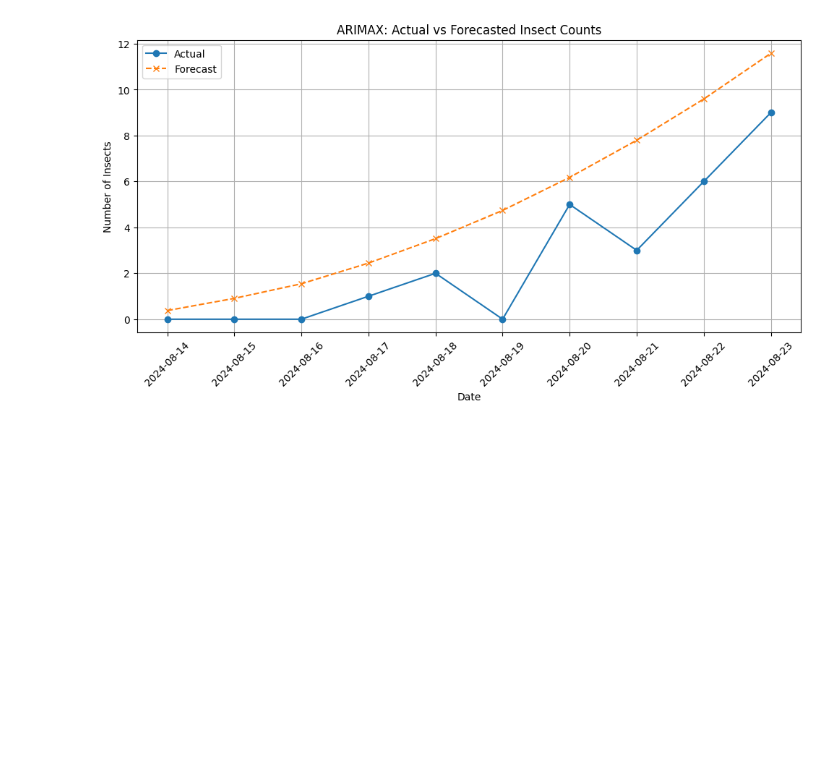
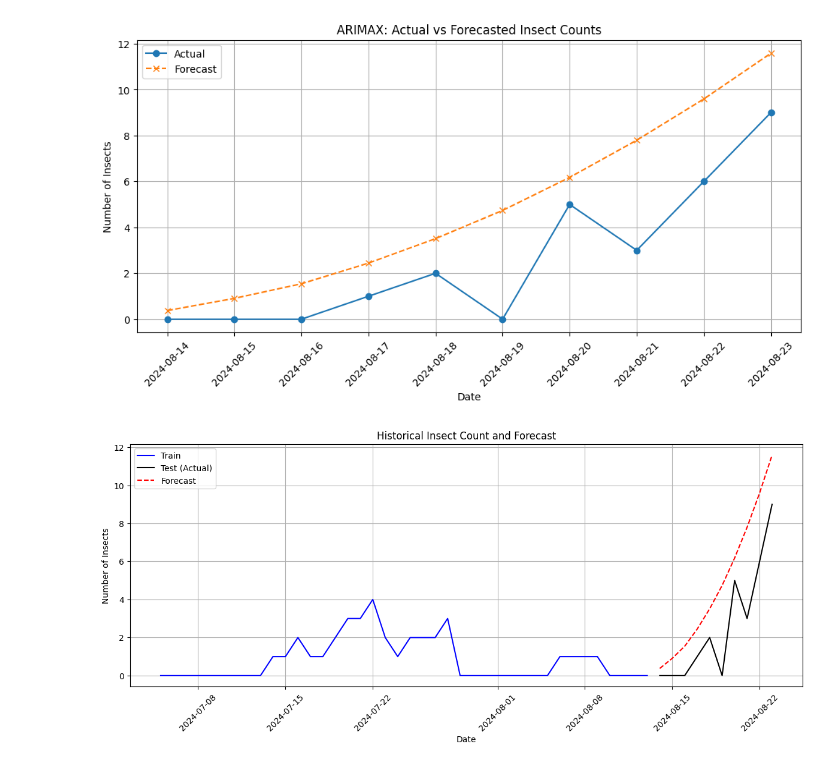
Before and after one commit to raz0208/Agritech-Pest-Prediction, a Jupyter notebook: Agritech_Pest_Prediction_ARIMAX_TSA.ipynb, the cells around one changed output. Cells and saved outputs as stored; diff of their text form; code cells hidden in the pictures; blank space fills up the shorter version.

```diff
--- a/Agritech_Pest_Prediction_ARIMAX_TSA.ipynb
+++ b/Agritech_Pest_Prediction_ARIMAX_TSA.ipynb
@@ -649,3 +652,22 @@ plt.xticks(rotation=45)
 plt.show()
 # %% [output]
 [figure]
+# %%
+# Create time axis
+forecast_index = y_test.index
+
+# Plot actual vs forecast
+plt.figure(figsize=(12, 5))
+plt.plot(y_train.index, y_train, label='Train', color='blue')
+plt.plot(y_test.index, y_test, label='Test (Actual)', color='black')
+plt.plot(forecast_index, forecast, label='Forecast', color='red', linestyle='--')
+plt.title('Historical Insect Count and Forecast')
+plt.xlabel('Date')
+plt.ylabel('Number of Insects')
+plt.legend()
+plt.grid(True)
+plt.tight_layout()
+plt.xticks(rotation=45)
+plt.show()
+# %% [output]
+[figure, added]
```
Also changed, not shown: parts of 8 cells of this notebook.
